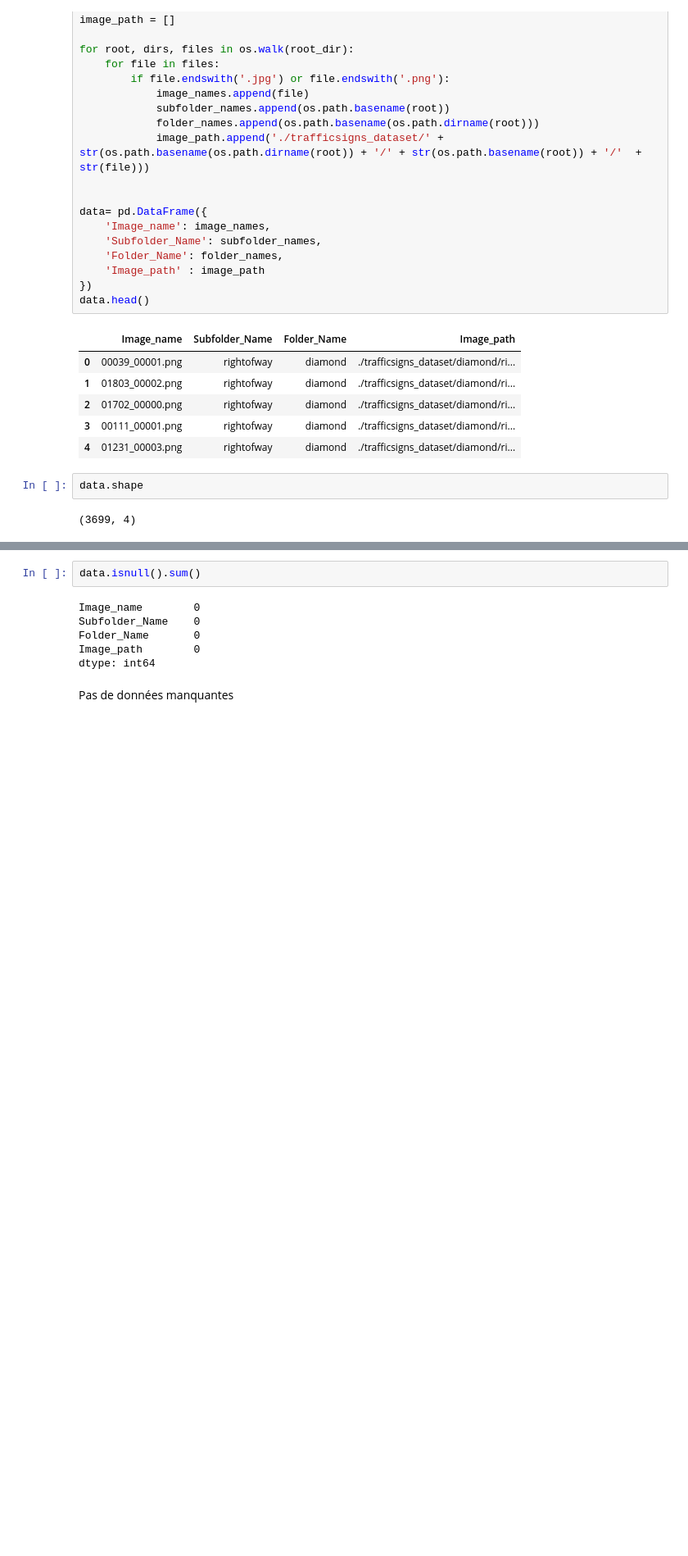
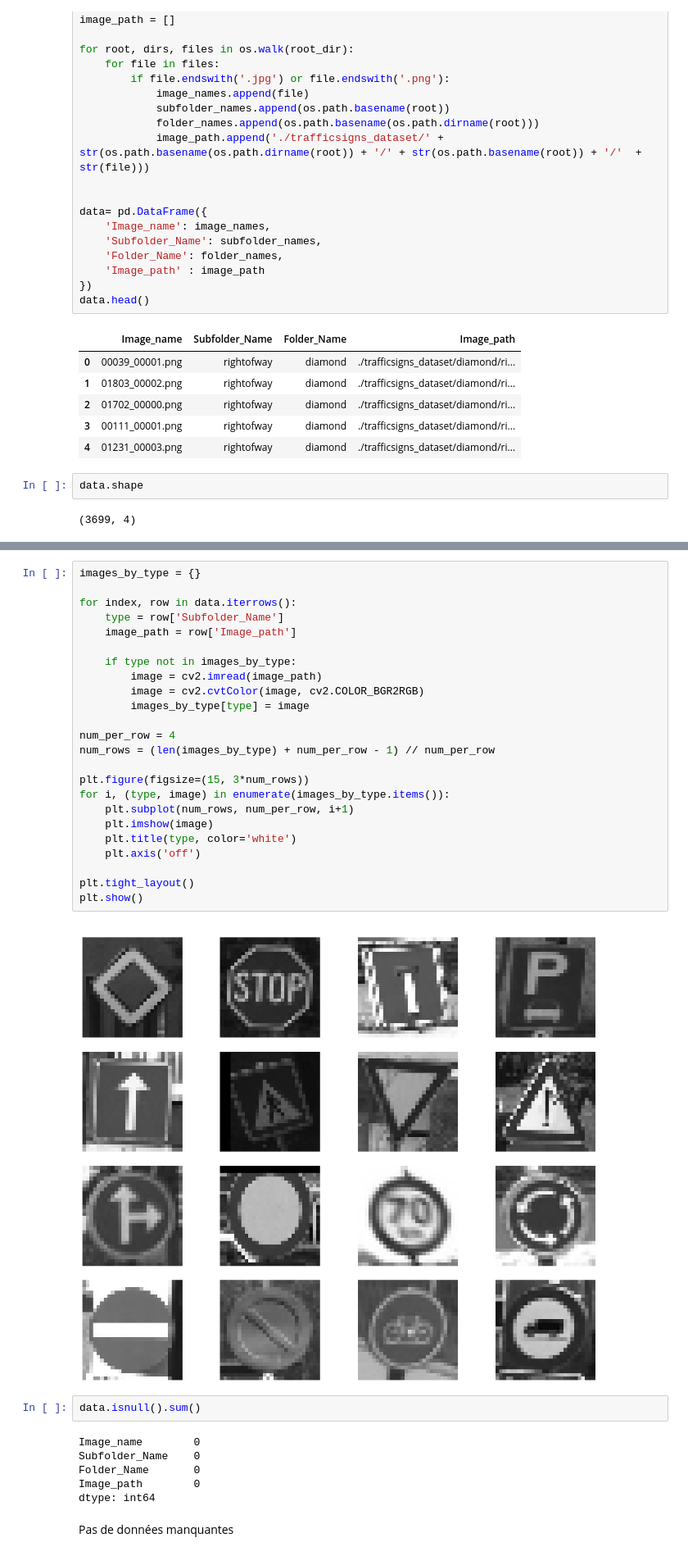
Before and after one commit to clarabourdon/Machine_learning2, a Jupyter notebook: Project1_ML copy.ipynb, the cells around one changed output, grey strips where cells are left out. Shown: that part at 82% size. Saved outputs shown, nothing was run; the diff lists cells and outputs as text; blank space fills up the shorter version.

```diff
--- a/Project1_ML copy.ipynb
+++ b/Project1_ML copy.ipynb
@@ -51,3 +74,29 @@ data.shape
+# %%
+images_by_type = {}
+
+for index, row in data.iterrows():
+    type = row['Subfolder_Name']
+    image_path = row['Image_path']
+
+    if type not in images_by_type:
+        image = cv2.imread(image_path)
+        image = cv2.cvtColor(image, cv2.COLOR_BGR2RGB)
+        images_by_type[type] = image
+
+num_per_row = 4
+num_rows = (len(images_by_type) + num_per_row - 1) // num_per_row
+
+plt.figure(figsize=(15, 3*num_rows))
+for i, (type, image) in enumerate(images_by_type.items()):
+    plt.subplot(num_rows, num_per_row, i+1)
+    plt.imshow(image)
+    plt.title(type, color='white')
+    plt.axis('off')
+
+plt.tight_layout()
+plt.show()
+# %% [output]
+[figure, added]
 # %%
 data.isnull().sum()
 # %% [output]
```
Also changed, not shown: parts of 9 cells of this notebook.
